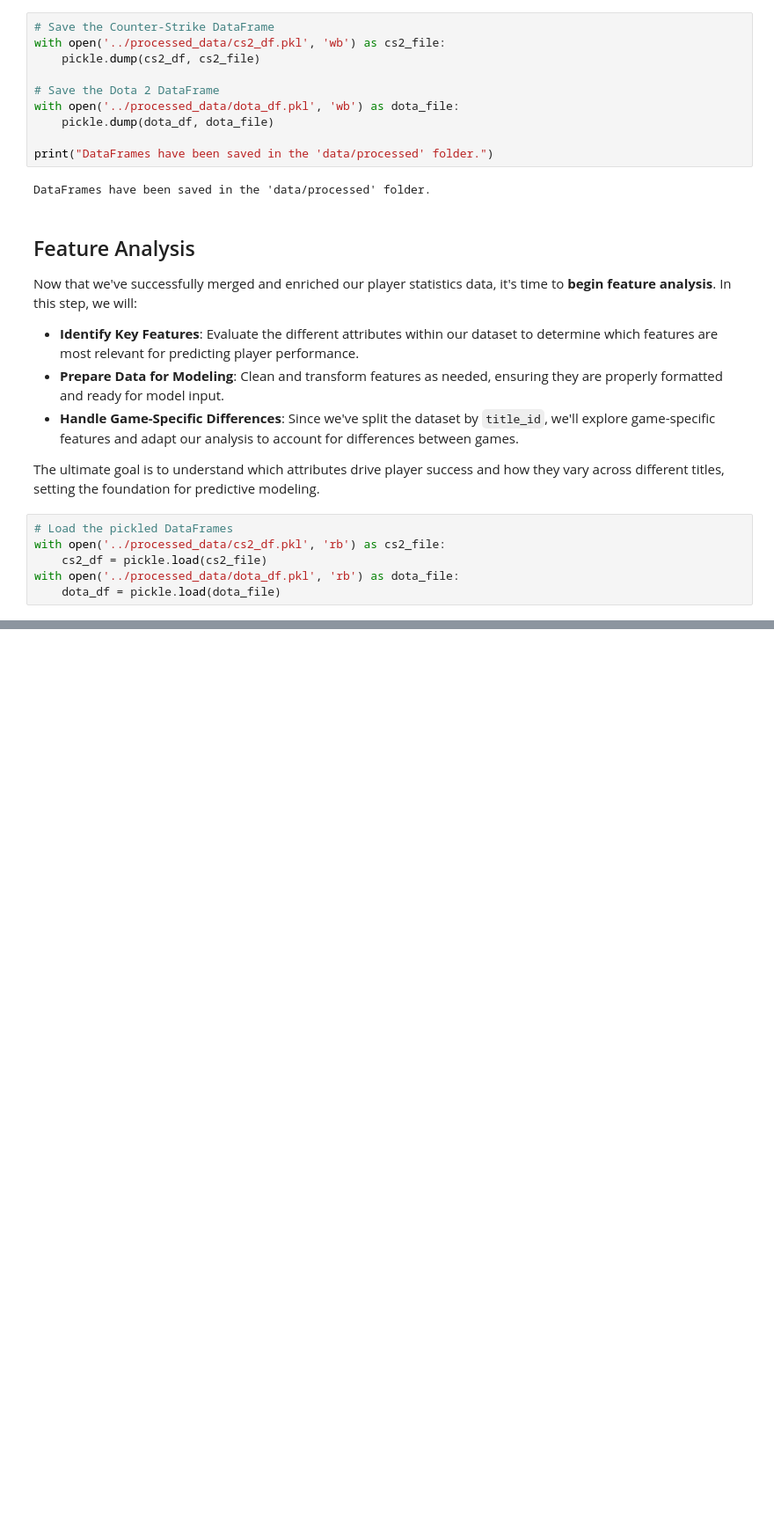
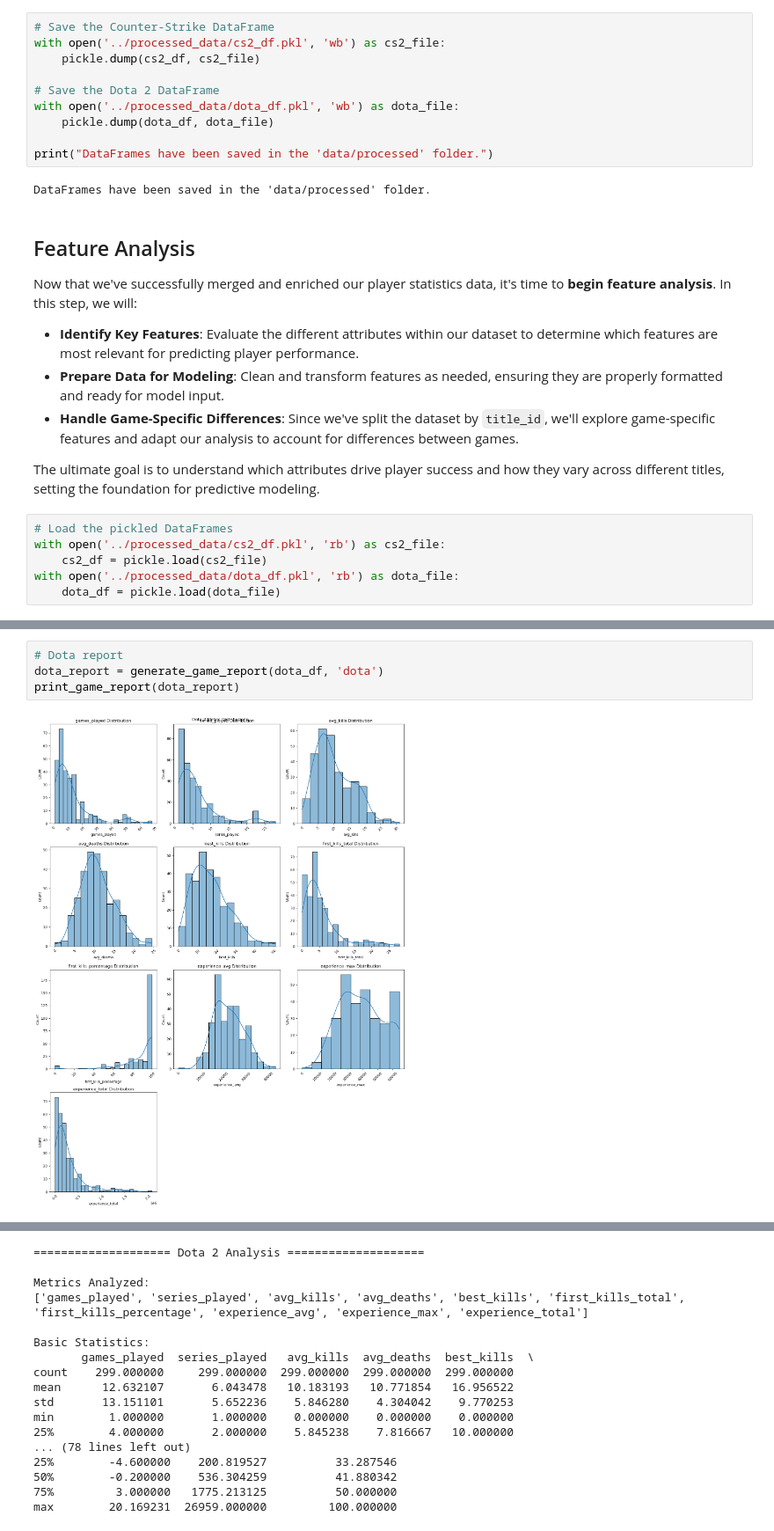
Before and after one commit to SikoticVinyl/VictorVis2.0, a Jupyter notebook: notebooks/grid_prediction_pipeline.ipynb, the cells around one changed output, grey strips where cells are left out. Shown at 88% size. Cells and saved outputs as stored; diff of their text form; blank space fills up the shorter version.

```diff
--- a/notebooks/grid_prediction_pipeline.ipynb
+++ b/notebooks/grid_prediction_pipeline.ipynb
@@ -564,0 +619,6 @@ Columns with all 0 values in Dota 2 DataFrame:
+# %%
+# Dota report
+dota_report = generate_game_report(dota_df, 'dota')
+print_game_report(dota_report)
+# %% [output]
+[figure, added]
@@ -564,0 +626,17 @@ Columns with all 0 values in Dota 2 DataFrame:
+==================== Dota 2 Analysis ====================
+
+Metrics Analyzed:
+['games_played', 'series_played', 'avg_kills', 'avg_deaths', 'best_kills', 'first_kills_total', 'first_kills_percentage', 'experience_avg', 'experience_max', 'experience_total']
+
+Basic Statistics:
+       games_played  series_played   avg_kills  avg_deaths  best_kills  \
+count    299.000000     299.000000  299.000000  299.000000  299.000000
+mean      12.632107       6.043478   10.183193   10.771854   16.956522
+std       13.151101       5.652236    5.846280    4.304042    9.770253
+min        1.000000       1.000000    0.000000    0.000000    0.000000
+25%        4.000000       2.000000    5.845238    7.816667   10.000000
+... (78 lines left out)
+25%        -4.600000    200.819527          33.287546
+50%        -0.200000    536.304259          41.880342
+75%         3.000000   1775.213125          50.000000
+max        20.169231  26959.000000         100.000000
```
Also changed, not shown: parts of 6 cells of this notebook, 2 other files.
